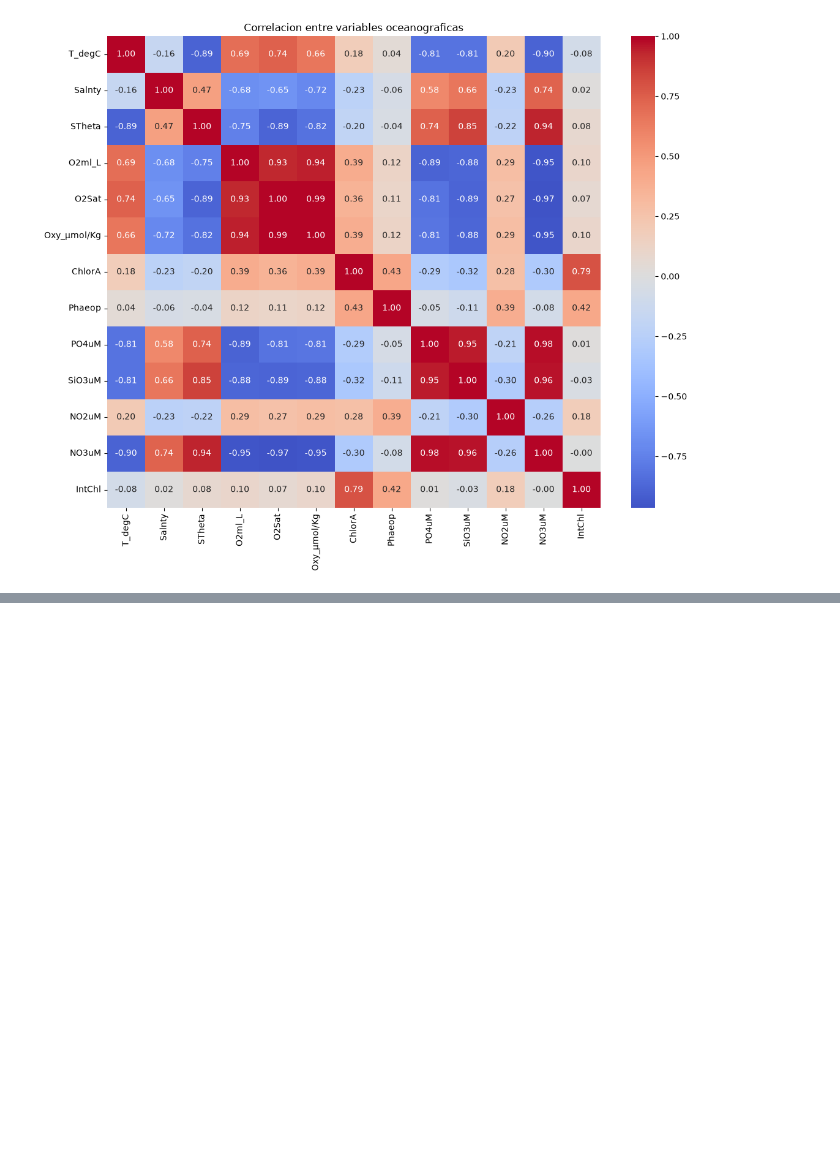
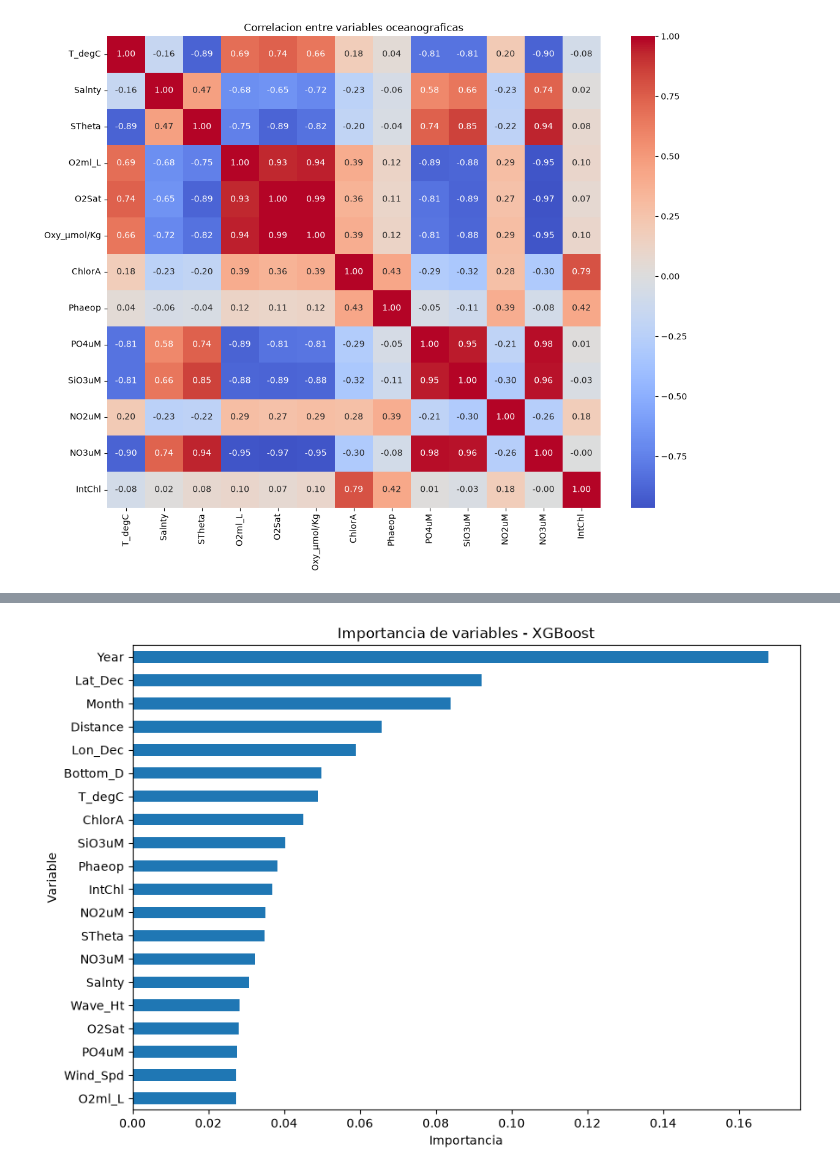
Before and after one commit to 4GeeksAcademy/proyecto-final-data-science--ECS, a Jupyter notebook: notebooks/final/proyecto final definitivo.ipynb, the cells around one changed output, grey strips where cells are left out. Drawn from its saved outputs; the diff is of its cells as text; code cells hidden in the pictures; blank space fills up the shorter version.

```diff
--- a/notebooks/final/proyecto_final.ipynb
+++ b/notebooks/final/proyecto final definitivo.ipynb
@@ -1851,0 +1504,6 @@ plt.show()
+# %%
+#Crear target
+dataset_modelo["target"] = dataset_modelo["scientificName"].map({
+    "Engraulis mordax": 0,
+    "Sardinops sagax": 1
+})
@@ -1851,0 +1620,8 @@ plt.show()
+# %%
+modelo = XGBClassifier(
+    n_estimators=300,
+    max_depth=6,
+    learning_rate=0.05,
+    random_state=42,
+    eval_metric="logloss"
+)
@@ -1851,0 +1637,3 @@ plt.show()
+# %%
+#Datos para entrenar el modelo
+modelo.fit(X_train, y_train)
@@ -1851,0 +1736,22 @@ plt.show()
+# %%
+#visualizacion de las variables más importantes
+import matplotlib.pyplot as plt
+
+importancia = modelo.feature_importances_
+
+importancias = pd.Series(
+    importancia,
+    index=X_train.columns
+).sort_values(ascending=True)
+
+plt.figure(figsize=(10, 7))
+
+importancias.plot(kind="barh")
+
+plt.title("Importancia de variables - XGBoost")
+plt.xlabel("Importancia")
+plt.ylabel("Variable")
+
+plt.show()
+# %% [output]
+[figure, added]
```
Also changed, not shown: parts of 81 cells of this notebook, 4 other files.
